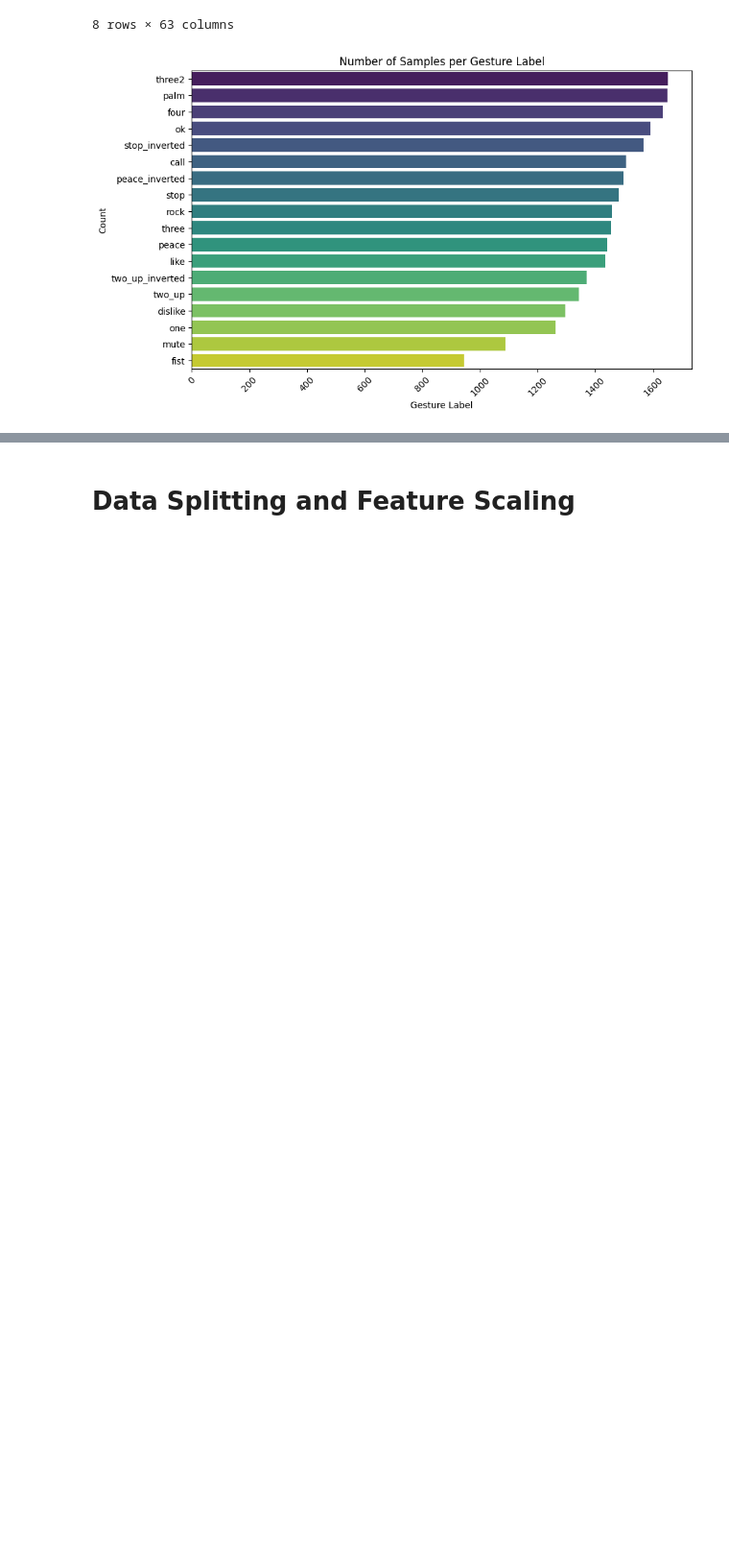
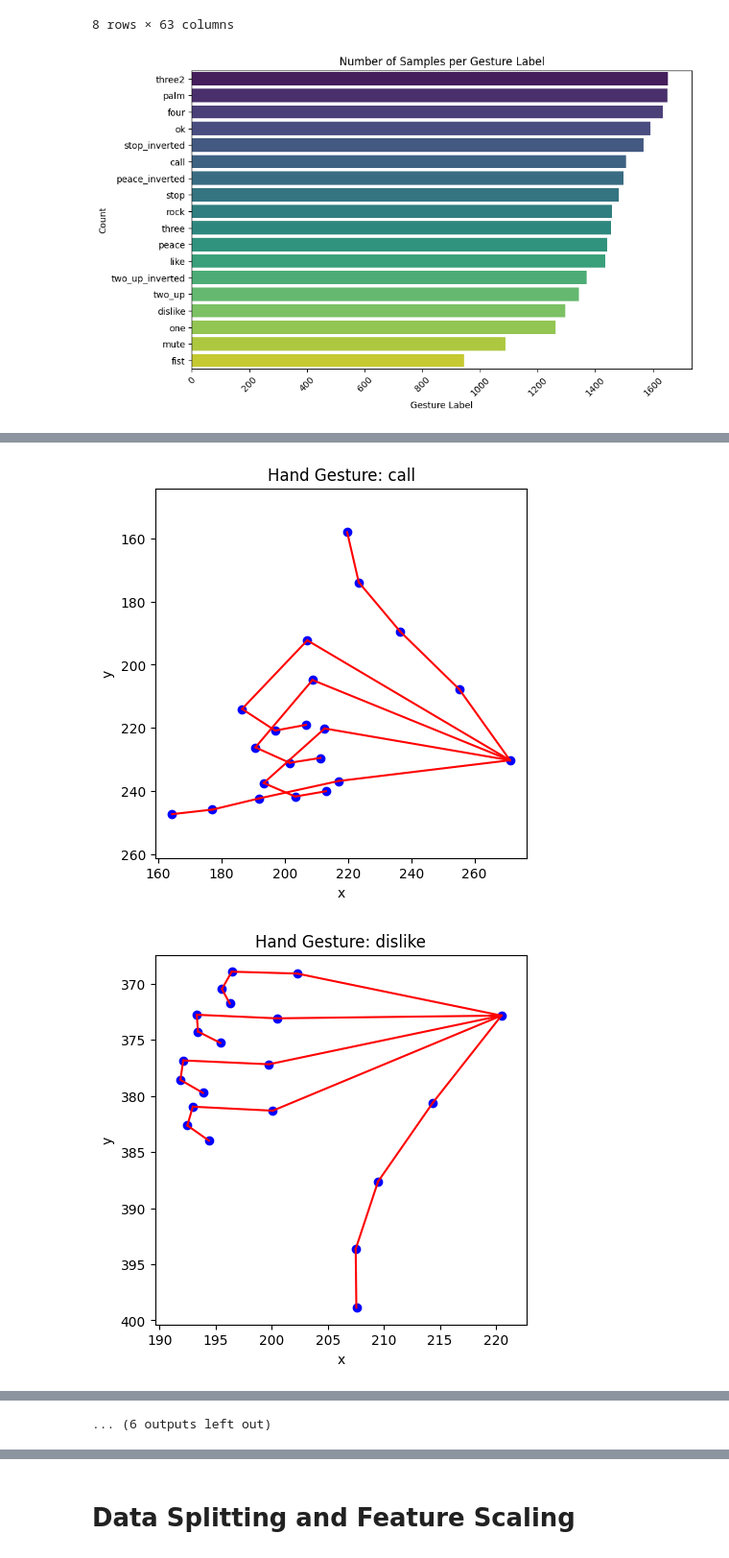
Before and after one commit to Merna-Hany12/Hand-Gesture-Classification-model, a Jupyter notebook: notebooks/hand_gesture.ipynb, the cells around one changed output, grey strips where cells are left out. Shown at 96% size. Drawn from its saved outputs; the diff is of its cells as text; code cells hidden in the pictures; blank space fills up the shorter version.

```diff
--- a/notebooks/hand_gesture.ipynb
+++ b/notebooks/hand_gesture.ipynb
@@ -115,23 +119,3 @@ plt.xticks(rotation=45)
 plt.show()
 # %% [output]
 [figure]
-# %%
-samples = df.sample(n=5, random_state=None)
-
-x_cols = [col for col in df.columns if 'x' in col.lower()]
-y_cols = [col for col in df.columns if 'y' in col.lower()]
-z_cols = [col for col in df.columns if 'z' in col.lower()]
-
-for idx, sample in samples.iterrows():
-
-    x = sample[x_cols].values
-    y = sample[y_cols].values
-    z = sample[z_cols].values if len(z_cols) > 0 else None
-
-    plt.figure(figsize=(5, 5))
-    plt.scatter(x, y)
-    plt.title(f"Hand Gesture: {sample['label']}")
-    plt.xlabel('x')
-    plt.ylabel('y')
-    plt.gca().invert_yaxis()
-    plt.show()
@@ -143,0 +122,39 @@ for idx, sample in samples.iterrows():
+# %%
+x_cols = [col for col in df.columns if 'x' in col.lower()]
+y_cols = [col for col in df.columns if 'y' in col.lower()]
+z_cols = [col for col in df.columns if 'z' in col.lower()]
+connections = [
+    (0,1),(1,2),(2,3),(3,4),       # Thumb
+    (0,5),(5,6),(6,7),(7,8),       # Index
+    (0,9),(9,10),(10,11),(11,12),  # Middle
+    (0,13),(13,14),(14,15),(15,16),# Ring
+    (0,17),(17,18),(18,19),(19,20) # Pinky
+]
+
+for label in df['label'].unique():
+
+    samples = df[df['label'] == label].sample(n=1, random_state=42)
+
+    for idx, sample in samples.iterrows():
+        x = sample[x_cols].values
+        y = sample[y_cols].values
+        z = sample[z_cols].values if len(z_cols) > 0 else None
+
+        plt.figure(figsize=(5,5))
+
+        # Plot keypoints
+        plt.scatter(x, y, color='blue')
+
+        # Draw skeleton
+        for start, end in connections:
+            plt.plot([x[start], x[end]], [y[start], y[end]], color='red')
+
+        plt.title(f"Hand Gesture: {label}")
+        plt.xlabel('x')
+        plt.ylabel('y')
+        plt.gca().invert_yaxis()
+        plt.axis('equal')
+        plt.show()
+# %% [output]
+[figure, added]
+[figure, added]
@@ -143,0 +171 @@ for idx, sample in samples.iterrows():
+... (6 outputs left out)
```
Also changed, not shown: parts of 15 cells of this notebook, 10 other files.
